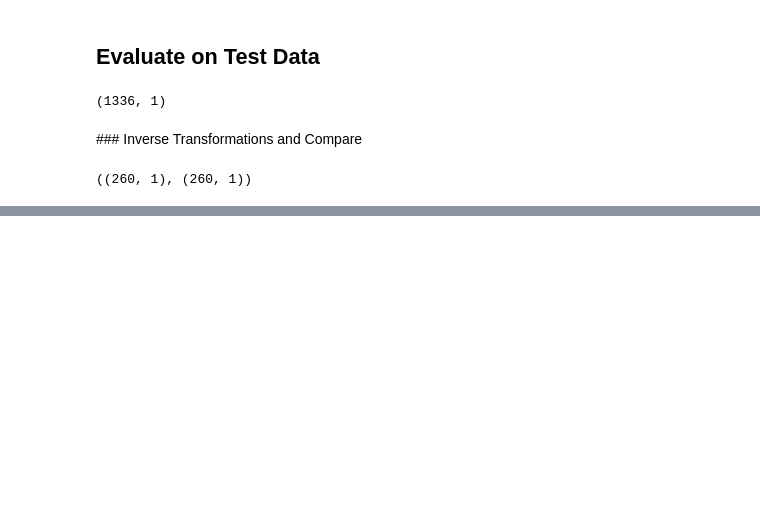
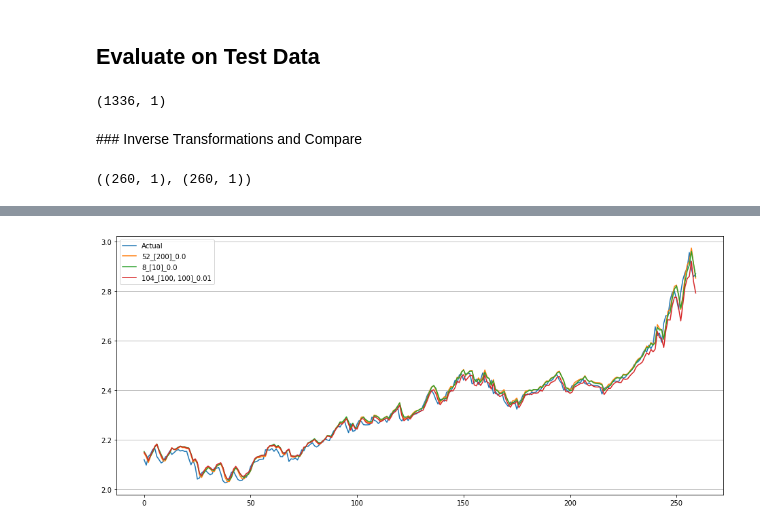
Before and after one commit to fplon/trading_strategies, a Jupyter notebook: lstm_nasdaq_v_spx.ipynb, the cells around one changed output, grey strips where cells are left out. Cells and saved outputs as stored; diff of their text form; code cells hidden in the pictures; blank space fills up the shorter version.

```diff
--- a/lstm_nasdaq_v_spx.ipynb
+++ b/lstm_nasdaq_v_spx.ipynb
@@ -300,0 +454,19 @@ plt.legend();
+# %%
+list_n_inputs = [8, 52, 104]
+list_n_nodes_list = [[200], [100, 100], [100, 100, 100]]
+list_rate_dropout = [0.0, 0.01]
+
+print(len(list_n_inputs) * len(list_n_nodes_list) * len(list_rate_dropout))
+
+search_dict2 = {}
+
+for x in list_n_inputs:
+    for y in list_n_nodes_list:
+        for z in list_rate_dropout:
+            search_dict2[f'{x}_{y}_{z}'] = hyper_search(
+                n_input = x,
+                n_nodes_list = y,
+                rate_dropout = z,
+            )
+
+## This took aaaagggggeeeeeessss......
@@ -300,0 +516,15 @@ plt.legend();
+# %%
+plt.figure(figsize = (16, 7))
+plt.plot(test, label = 'Actual')
+
+# for combo in euclid_errors.index[:3]:
+#     plt.plot(search_dict2[combo][2], label = combo)
+
+plt.plot(search_dict2['52_[200]_0.0'][2], label = '52_[200]_0.0')
+plt.plot(search_dict['8_[10]_0.0'][2], label = '8_[10]_0.0')
+plt.plot(search_dict2['104_[100, 100]_0.01'][2], label = '104_[100, 100]_0.01')
+
+plt.legend(loc = 'best')
+plt.grid(axis = 'y');
+# %% [output]
+[figure, added]
```
Also changed, not shown: parts of 22 cells of this notebook.
